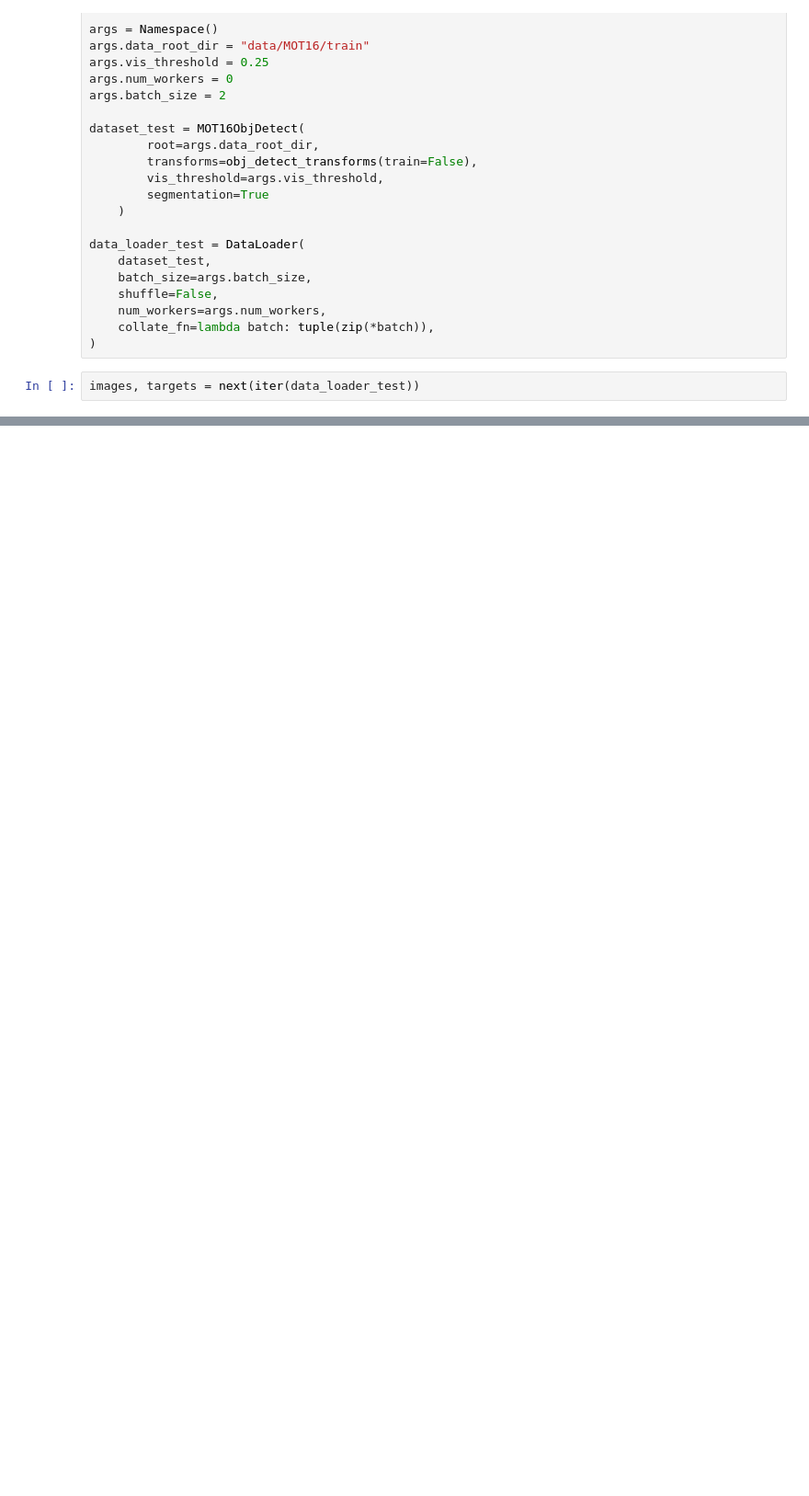
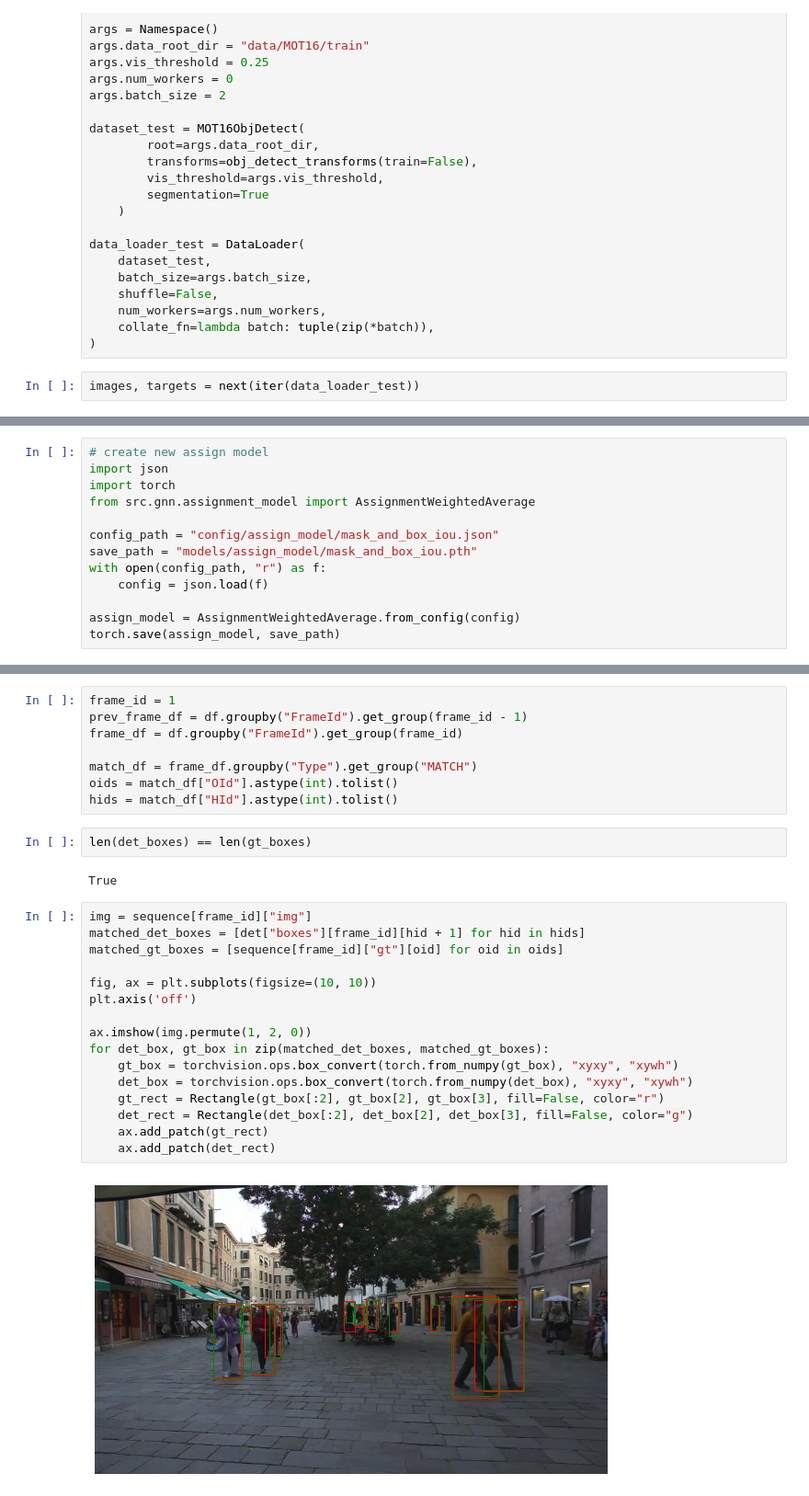
Before and after one commit to ArthurZakirov/Multi-Object-Tracking-Competition, a Jupyter notebook: notebook.ipynb, the cells around one changed output, grey strips where cells are left out. Shown at 92% size. Drawn from its saved outputs; the diff is of its cells as text; blank space fills up the shorter version.

```diff
--- a/notebook.ipynb
+++ b/notebook.ipynb
@@ -113,0 +104,13 @@ for seq_name in tqdm(db.keys(), desc="seqs"):
+# %%
+# create new assign model
+import json
+import torch
+from src.gnn.assignment_model import AssignmentWeightedAverage
+
+config_path = "config/assign_model/mask_and_box_iou.json"
+save_path = "models/assign_model/mask_and_box_iou.pth"
+with open(config_path, "r") as f:
+    config = json.load(f)
+
+assign_model = AssignmentWeightedAverage.from_config(config)
+torch.save(assign_model, save_path)
@@ -113,0 +157,30 @@ for seq_name in tqdm(db.keys(), desc="seqs"):
+# %%
+frame_id = 1
+prev_frame_df = df.groupby("FrameId").get_group(frame_id - 1)
+frame_df = df.groupby("FrameId").get_group(frame_id)
+
+match_df = frame_df.groupby("Type").get_group("MATCH")
+oids = match_df["OId"].astype(int).tolist()
+hids = match_df["HId"].astype(int).tolist()
+# %%
+len(det_boxes) == len(gt_boxes)
+# %% [output]
+True
+# %%
+img = sequence[frame_id]["img"]
+matched_det_boxes = [det["boxes"][frame_id][hid + 1] for hid in hids]
+matched_gt_boxes = [sequence[frame_id]["gt"][oid] for oid in oids]
+
+fig, ax = plt.subplots(figsize=(10, 10))
+plt.axis('off')
+
+ax.imshow(img.permute(1, 2, 0))
+for det_box, gt_box in zip(matched_det_boxes, matched_gt_boxes):
+    gt_box = torchvision.ops.box_convert(torch.from_numpy(gt_box), "xyxy", "xywh")
+    det_box = torchvision.ops.box_convert(torch.from_numpy(det_box), "xyxy", "xywh")
+    gt_rect = Rectangle(gt_box[:2], gt_box[2], gt_box[3], fill=False, color="r")
+    det_rect = Rectangle(det_box[:2], det_box[2], det_box[3], fill=False, color="g")
+    ax.add_patch(gt_rect)
+    ax.add_patch(det_rect)
+# %% [output]
+[figure, added]
```
Also changed, not shown: parts of 12 cells of this notebook, 15 other files.
